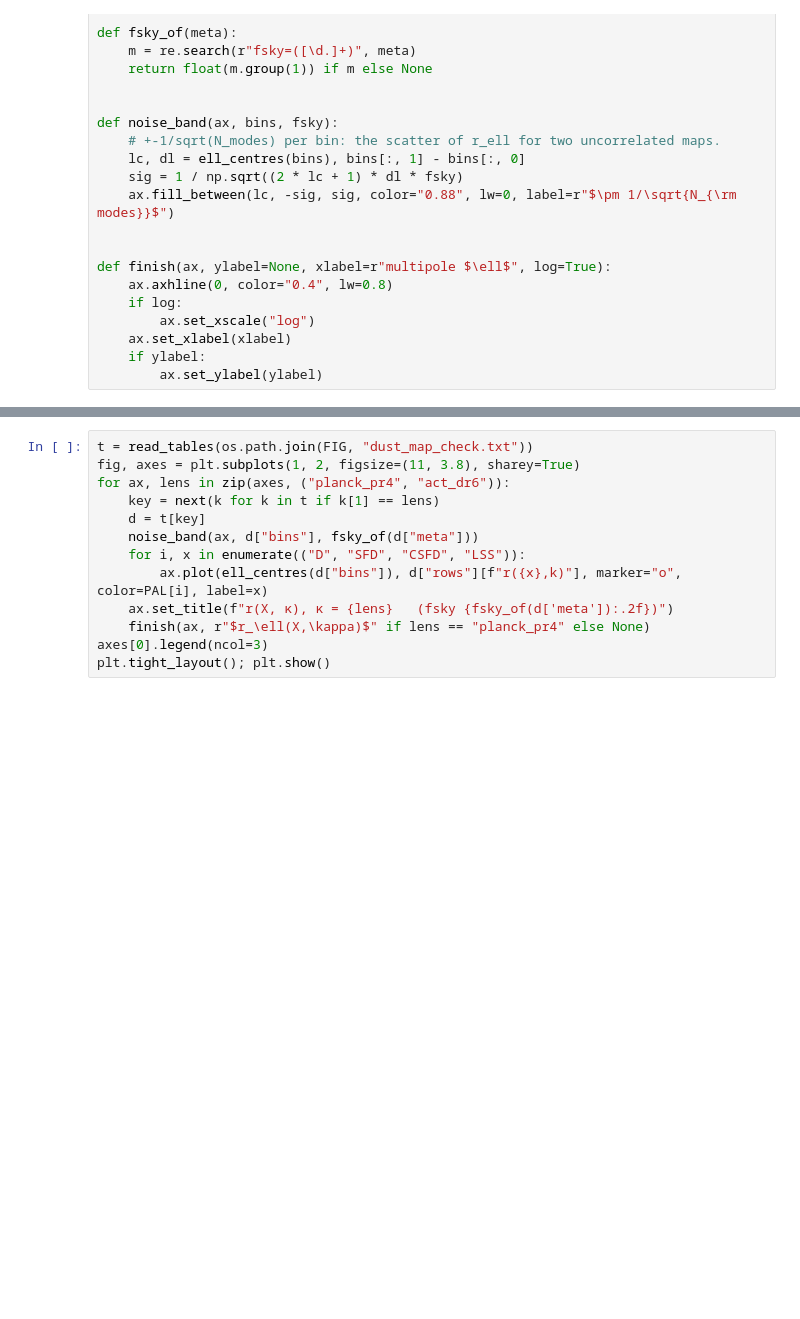
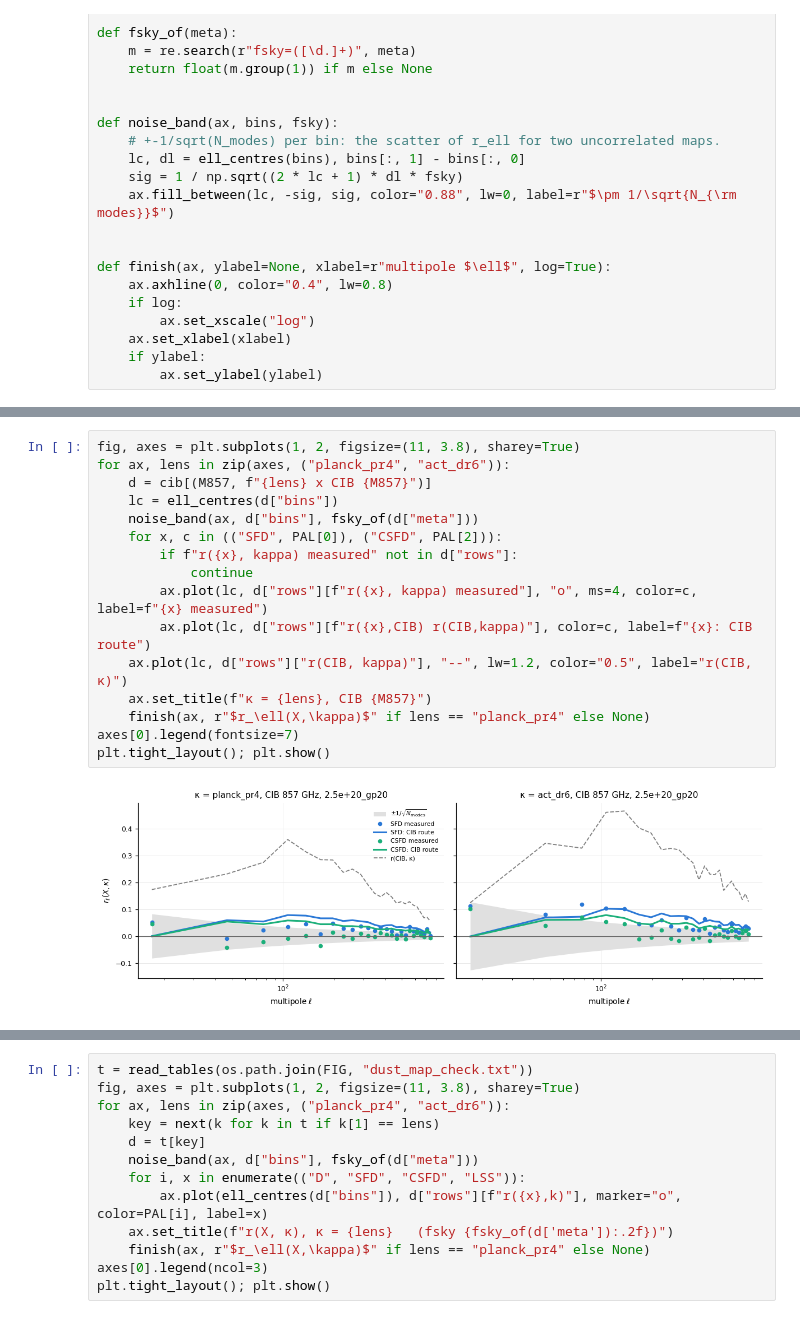
Before and after one commit to sofiachiarenza/Y3_mock_imweights, a Jupyter notebook: TESTS_SUMMARY.ipynb, the cells around one changed output, grey strips where cells are left out. Saved outputs shown, nothing was run; the diff lists cells and outputs as text; blank space fills up the shorter version.

```diff
--- a/TESTS_SUMMARY.ipynb
+++ b/TESTS_SUMMARY.ipynb
@@ -104,0 +263,18 @@ def finish(ax, ylabel=None, xlabel=r"multipole $\ell$", log=True):
+# %%
+fig, axes = plt.subplots(1, 2, figsize=(11, 3.8), sharey=True)
+for ax, lens in zip(axes, ("planck_pr4", "act_dr6")):
+    d = cib[(M857, f"{lens} x CIB {M857}")]
+    lc = ell_centres(d["bins"])
+    noise_band(ax, d["bins"], fsky_of(d["meta"]))
+    for x, c in (("SFD", PAL[0]), ("CSFD", PAL[2])):
+        if f"r({x}, kappa) measured" not in d["rows"]:
+            continue
+        ax.plot(lc, d["rows"][f"r({x}, kappa) measured"], "o", ms=4, color=c, label=f"{x} measured")
+        ax.plot(lc, d["rows"][f"r({x},CIB) r(CIB,kappa)"], color=c, label=f"{x}: CIB route")
+    ax.plot(lc, d["rows"]["r(CIB, kappa)"], "--", lw=1.2, color="0.5", label="r(CIB, κ)")
+    ax.set_title(f"κ = {lens}, CIB {M857}")
+    finish(ax, r"$r_\ell(X,\kappa)$" if lens == "planck_pr4" else None)
+axes[0].legend(fontsize=7)
+plt.tight_layout(); plt.show()
+# %% [output]
+[figure, added]
```
Also changed, not shown: parts of 36 cells of this notebook, 3 other files.
